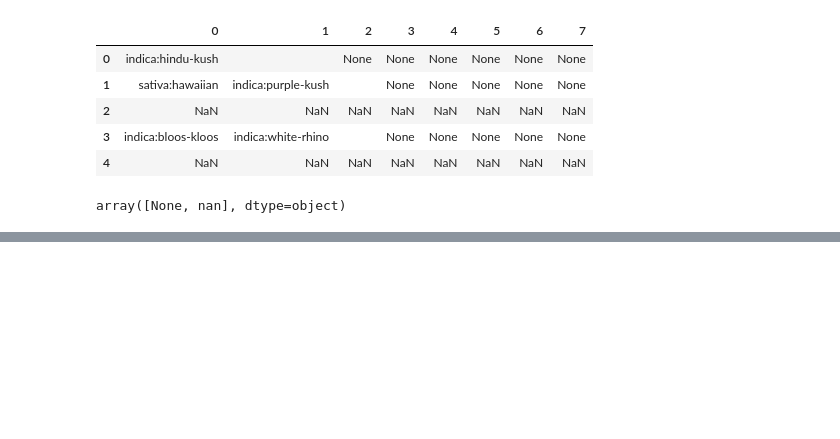
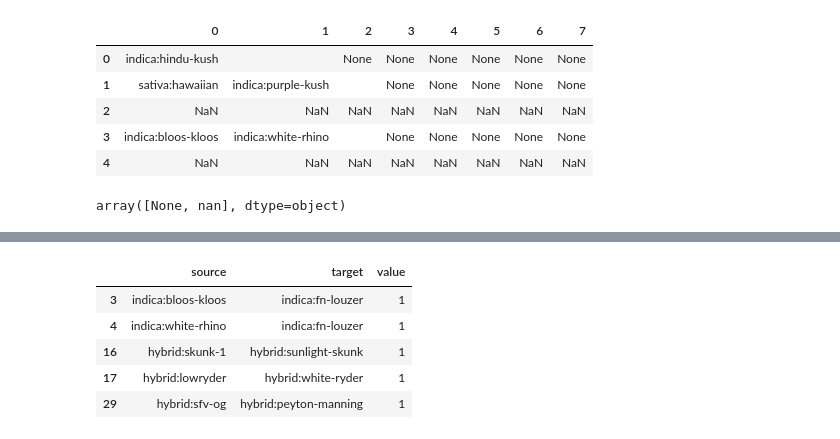
Before and after one commit to ishansaraf/PlantGenealogy, a Jupyter notebook: Data/ReduceToInteresting.ipynb, the cells around one changed output, grey strips where cells are left out. Cells and saved outputs as stored; diff of their text form; code cells hidden in the pictures; blank space fills up the shorter version.

```diff
--- a/Data/ReduceToInteresting.ipynb
+++ b/Data/ReduceToInteresting.ipynb
@@ -103,0 +64,3 @@ df1.head()
+# %%
+df1=df0#.dropna(subset=['num ratings'])
+df1.shape
@@ -140,0 +184,3 @@ Total number of nodes output: 391
+# %%
+df_nodes=df_nodes.drop(df_nodes[df_nodes['id'].isin(bad_ids)].index)
+df_nodes.shape
@@ -140,0 +207,9 @@ Total number of nodes output: 391
+# %%
+df_edges[df_edges.target.isin(df_nodes.id)].head()
+# %% [output]
+|  | source | target | value |
+| 3 | indica:bloos-kloos | indica:fn-louzer | 1 |
+| 4 | indica:white-rhino | indica:fn-louzer | 1 |
+| 16 | hybrid:skunk-1 | hybrid:sunlight-skunk | 1 |
+| 17 | hybrid:lowryder | hybrid:white-ryder | 1 |
+| 29 | hybrid:sfv-og | hybrid:peyton-manning | 1 |
```
Also changed, not shown: parts of 24 cells of this notebook, 3 other files.
